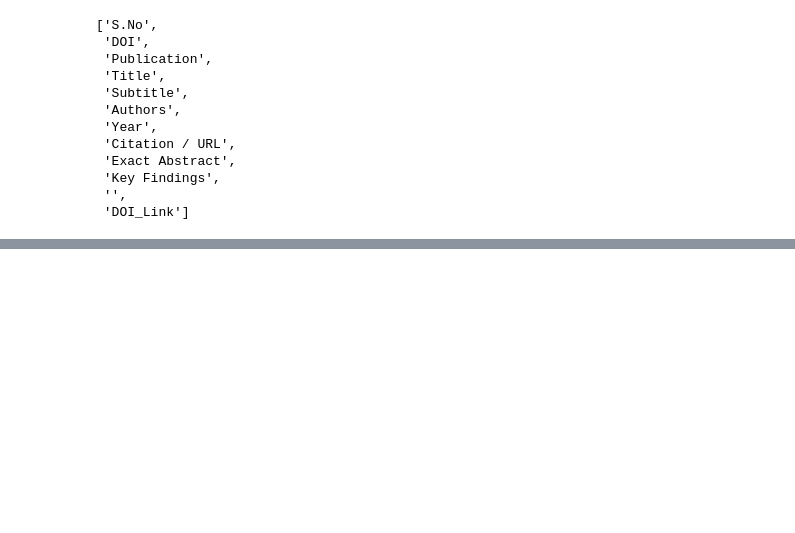
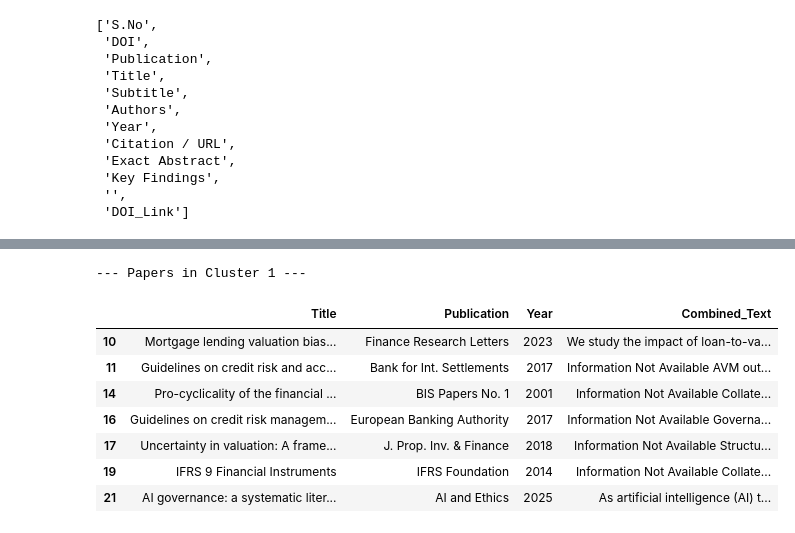
Before and after one commit to smonodeep/DynamicValuationGovernance, a Jupyter notebook: 00.Literature_Review.ipynb, the cells around one changed output, grey strips where cells are left out. Cells and saved outputs as stored; diff of their text form; code cells hidden in the pictures; blank space fills up the shorter version.

```diff
--- a/00.Literature_Review.ipynb
+++ b/00.Literature_Review.ipynb
@@ -150,0 +337,14 @@ df.columns.to_list()
+# %%
+print("--- Papers in Cluster 1 ---")
+cluster_1_papers = df_clustering[df_clustering['Cluster'] == 1]
+display(cluster_1_papers[['Title', 'Publication', 'Year', 'Combined_Text']])
+# %% [output]
+--- Papers in Cluster 1 ---
+|  | Title | Publication | Year | Combined_Text |
+| 10 | Mortgage lending valuation bias... | Finance Research Letters | 2023 | We study the impact of loan-to-va... |
+| 11 | Guidelines on credit risk and acc... | Bank for Int. Settlements | 2017 | Information Not Available AVM out... |
+| 14 | Pro-cyclicality of the financial ... | BIS Papers No. 1 | 2001 | Information Not Available Collate... |
+| 16 | Guidelines on credit risk managem... | European Banking Authority | 2017 | Information Not Available Governa... |
+| 17 | Uncertainty in valuation: A frame... | J. Prop. Inv. & Finance | 2018 | Information Not Available Structu... |
+| 19 | IFRS 9 Financial Instruments | IFRS Foundation | 2014 | Information Not Available Collate... |
+| 21 | AI governance: a systematic liter... | AI and Ethics | 2025 | As artificial intelligence (AI) t... |
```
Also changed, not shown: parts of 8 cells of this notebook.
